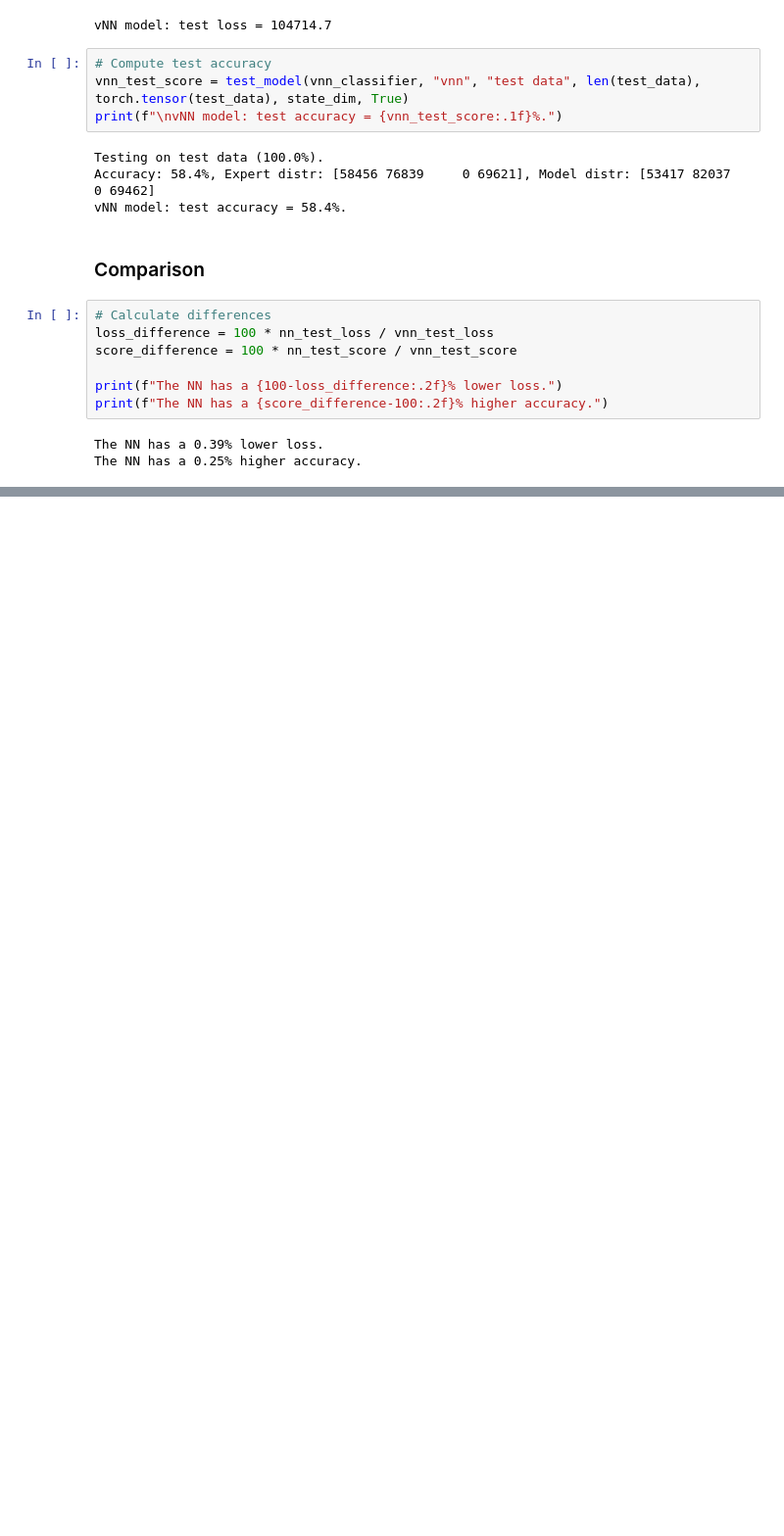
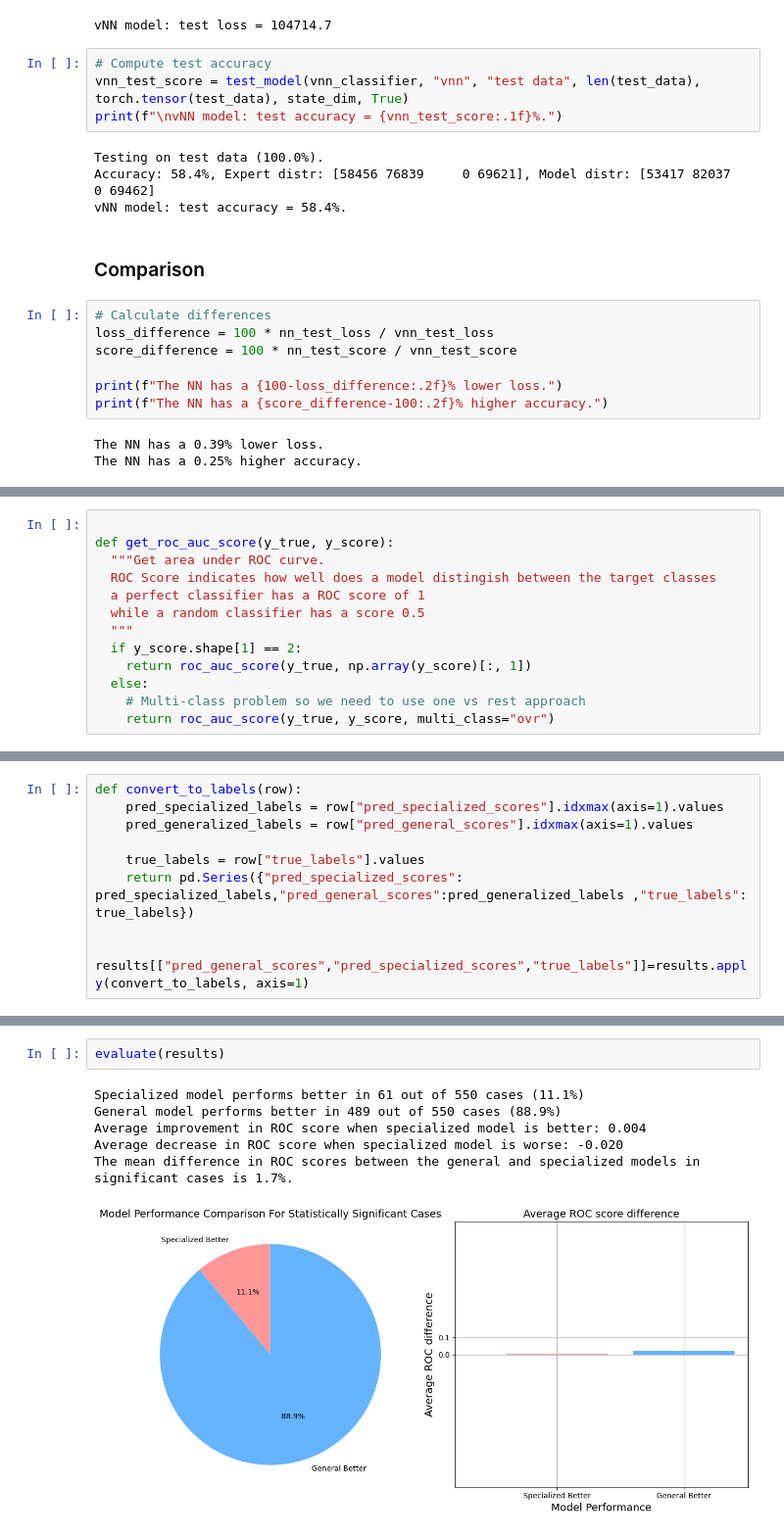
Before and after one commit to bsilue-vub/SFML_Project, a Jupyter notebook: code/main.ipynb, the cells around one changed output, grey strips where cells are left out. Shown: that part at 98% size. Drawn from its saved outputs; the diff is of its cells as text; blank space fills up the shorter version.

```diff
--- a/code/main.ipynb
+++ b/code/main.ipynb
@@ -868,0 +1372,13 @@ The next aspect to assess is which model performs best between the two. Based on
+# %%
+
+def get_roc_auc_score(y_true, y_score):
+  """Get area under ROC curve.
+  ROC Score indicates how well does a model distingish between the target classes
+  a perfect classifier has a ROC score of 1
+  while a random classifier has a score 0.5
+  """
+  if y_score.shape[1] == 2:
+    return roc_auc_score(y_true, np.array(y_score)[:, 1])
+  else:
+    # Multi-class problem so we need to use one vs rest approach
+    return roc_auc_score(y_true, y_score, multi_class="ovr")
@@ -868,0 +1489,10 @@ The next aspect to assess is which model performs best between the two. Based on
+# %%
+def convert_to_labels(row):
+    pred_specialized_labels = row["pred_specialized_scores"].idxmax(axis=1).values
+    pred_generalized_labels = row["pred_general_scores"].idxmax(axis=1).values
+
+    true_labels = row["true_labels"].values
+    return pd.Series({"pred_specialized_scores": pred_specialized_labels,"pred_general_scores":pred_generalized_labels ,"true_labels": true_labels})
+
+
+results[["pred_general_scores","pred_specialized_scores","true_labels"]]=results.apply(convert_to_labels, axis=1)
@@ -868,0 +1723,9 @@ The next aspect to assess is which model performs best between the two. Based on
+# %%
+evaluate(results)
+# %% [output]
+Specialized model performs better in 61 out of 550 cases (11.1%)
+General model performs better in 489 out of 550 cases (88.9%)
+Average improvement in ROC score when specialized model is better: 0.004
+Average decrease in ROC score when specialized model is worse: -0.020
+The mean difference in ROC scores between the general and specialized models in significant cases is 1.7%.
+[figure, added]
```
Also changed, not shown: parts of 61 cells of this notebook, 1 other file.
